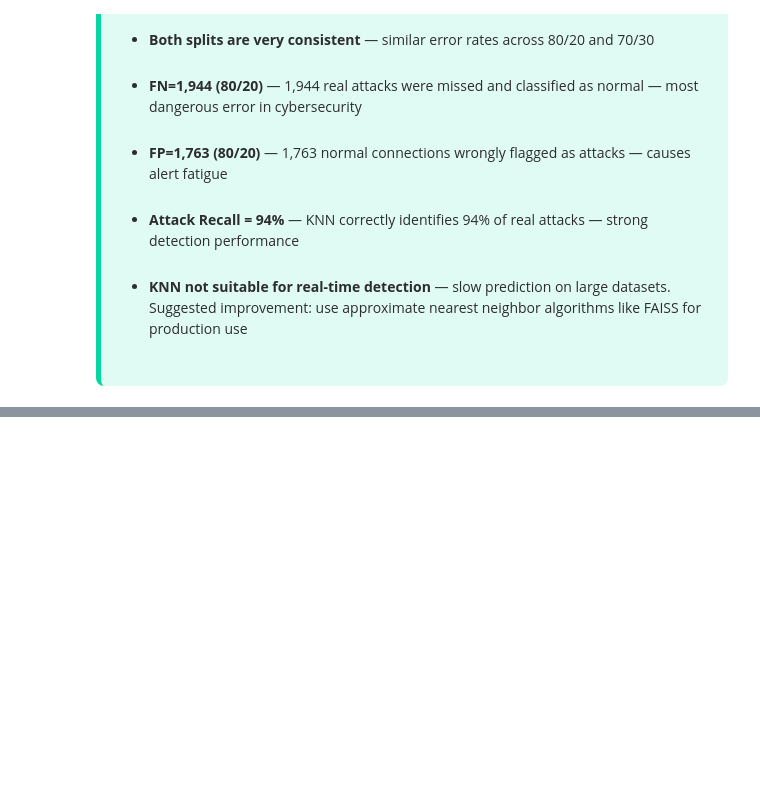
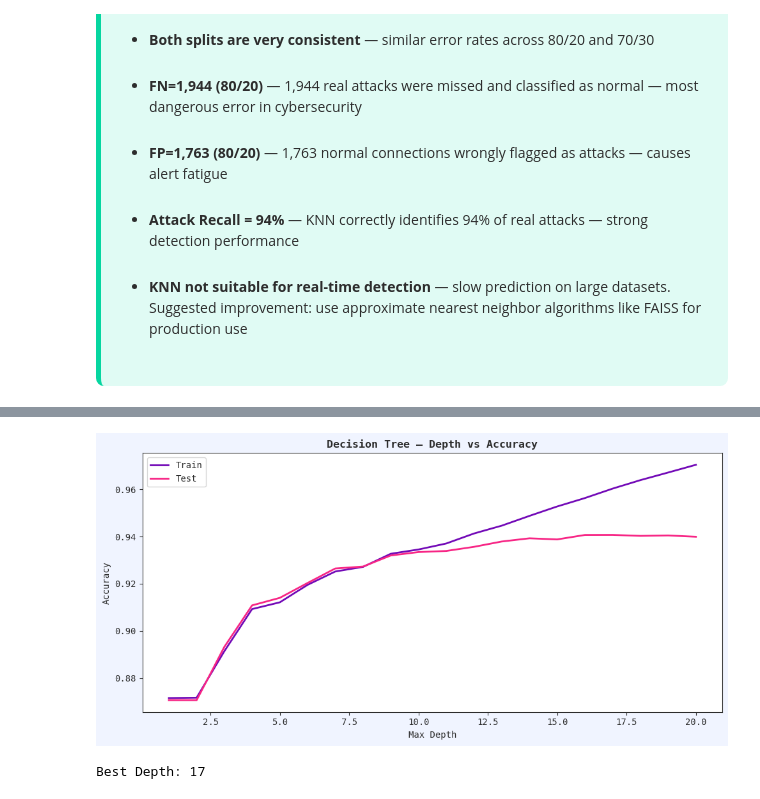
Before and after one commit to pramodkumarpodila-source/intrusion-detection-classification, a Jupyter notebook: models/intrusion_detection.ipynb, the cells around one changed output, grey strips where cells are left out. Saved outputs shown, nothing was run; the diff lists cells and outputs as text; code cells hidden in the pictures; blank space fills up the shorter version.

Commit message:
Add Decision Tree model, confusion matrix and observations — Majd

```diff
--- a/models/intrusion_detection.ipynb
+++ b/models/intrusion_detection.ipynb
@@ -746,0 +752,42 @@ print("✅ KNN Confusion Matrix plotted!")
+# %%
+# ============================================================
+# CELL — DECISION TREE — Majd
+# ============================================================
+
+# Decision Tree uses UNSCALED data
+# Scale does not matter for DT — splits based on thresholds
+# Finding best depth using train vs test accuracy curve
+
+# --- Find best depth ---
+train_acc = []
+test_acc  = []
+depths = range(1, 21)
+
+for d in depths:
+    dt = DecisionTreeClassifier(max_depth=d, random_state=42)
+    dt.fit(X_train_80, y_train_80)
+    train_acc.append(accuracy_score(y_train_80,
+                     dt.predict(X_train_80)))
+    test_acc.append(accuracy_score(y_test_80,
+                    dt.predict(X_test_80)))
+# %%
+# Plot depth vs accuracy
+plt.figure(figsize=(10, 5))
+plt.plot(list(depths), train_acc,
+         label='Train', color=COLORS['secondary'], linewidth=2)
+plt.plot(list(depths), test_acc,
+         label='Test', color=COLORS['danger'], linewidth=2)
+plt.xlabel('Max Depth', color=COLORS['text'])
+plt.ylabel('Accuracy', color=COLORS['text'])
+plt.title('Decision Tree — Depth vs Accuracy',
+          color=COLORS['text'], fontweight='bold')
+plt.legend()
+plt.tight_layout()
+plt.savefig('dt_depth_curve.png', dpi=150, bbox_inches='tight')
+plt.show()
+
+best_depth = test_acc.index(max(test_acc)) + 1
+print(f"Best Depth: {best_depth}")
+# %% [output]
+[figure, added]
+Best Depth: 17
```
Also changed, not shown: parts of 7 cells of this notebook, 3 other files.
